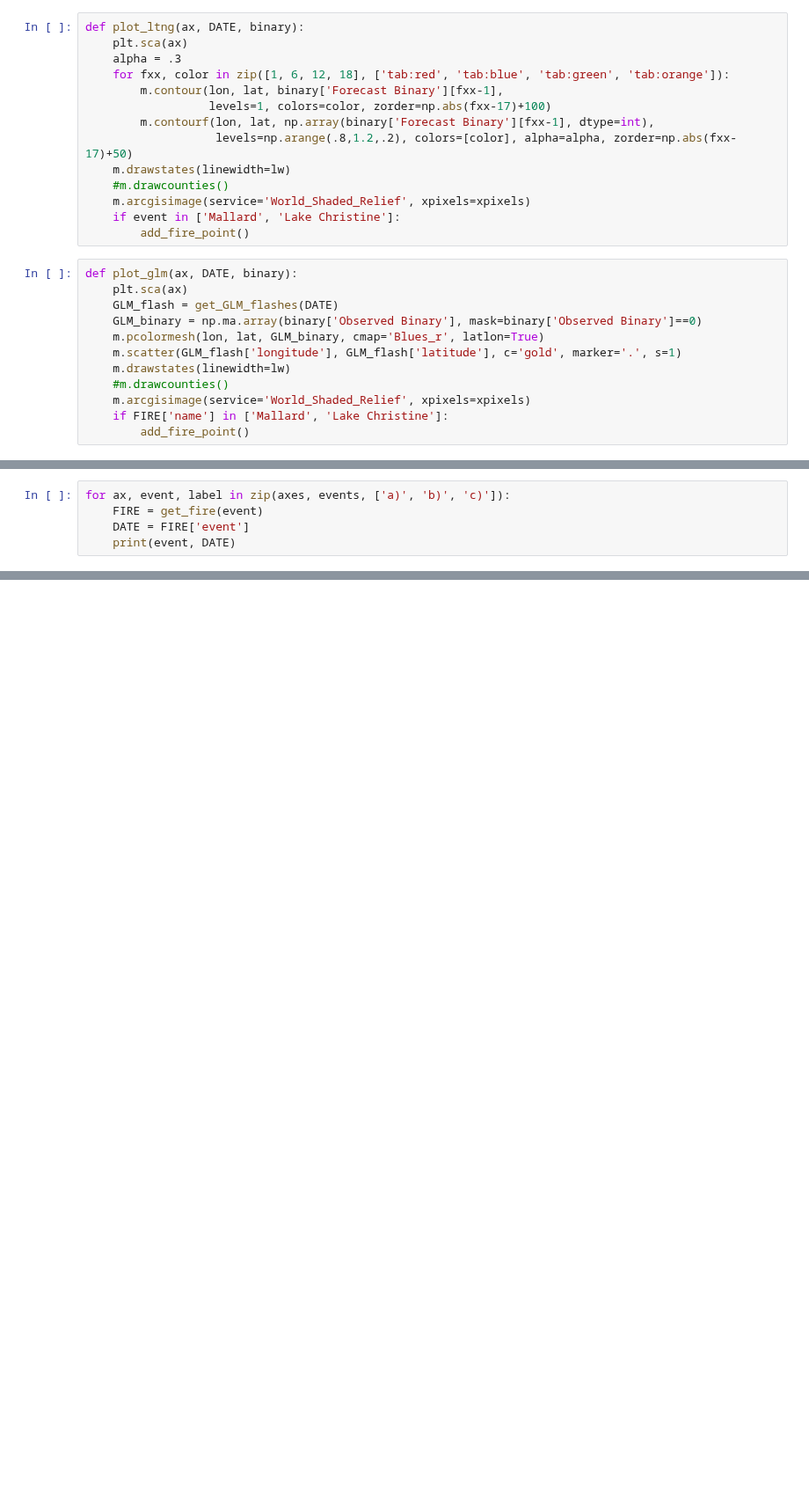
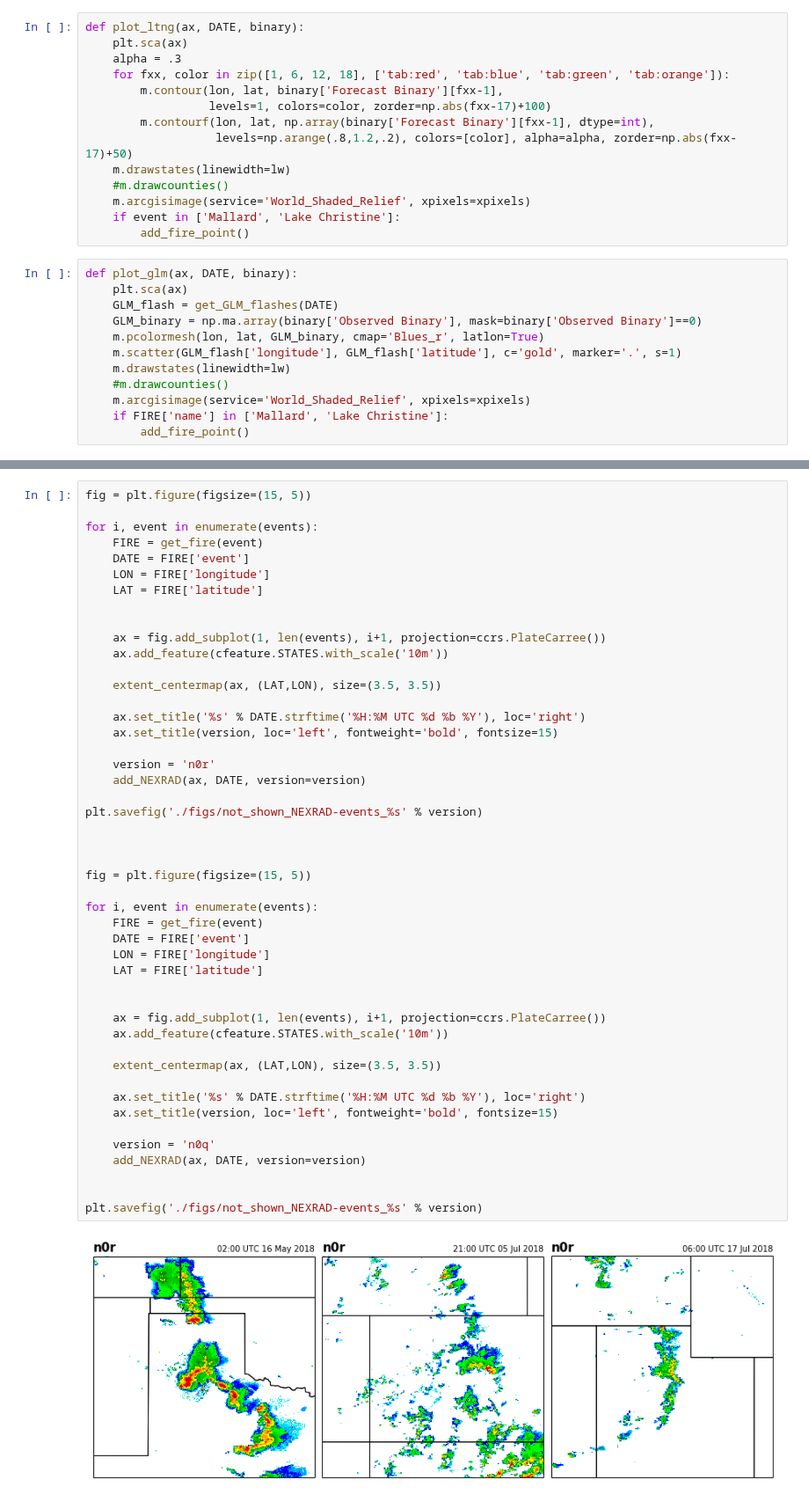
Before and after one commit to blaylockbk/pyBKB_v3, a Jupyter notebook: publications/GLM_HRRR/Fig-04_Cases-Map.ipynb, the cells around one changed output, grey strips where cells are left out. Shown at 88% size. Saved outputs shown, nothing was run; the diff lists cells and outputs as text; blank space fills up the shorter version.

```diff
--- a/publications/GLM_HRRR/Fig-04_Cases-Map.ipynb
+++ b/publications/GLM_HRRR/Fig-04_Cases-Map.ipynb
@@ -172,8 +185,3 @@ Requested 2018-07-05 20:30:00   satellite: GOES-16      Product: GLM
 Requested 2018-07-17 05:30:00   satellite: GOES-16      Product: GLM
 Fishished: July Storm
 [figure]
-# %%
-for ax, event, label in zip(axes, events, ['a)', 'b)', 'c)']):
-    FIRE = get_fire(event)
-    DATE = FIRE['event']
-    print(event, DATE)
@@ -190,0 +195,49 @@ datetime.datetime(2018, 7, 17, 6, 0)
+# %%
+fig = plt.figure(figsize=(15, 5))
+
+for i, event in enumerate(events):
+    FIRE = get_fire(event)
+    DATE = FIRE['event']
+    LON = FIRE['longitude']
+    LAT = FIRE['latitude']
+
+
+    ax = fig.add_subplot(1, len(events), i+1, projection=ccrs.PlateCarree())
+    ax.add_feature(cfeature.STATES.with_scale('10m'))
+
+    extent_centermap(ax, (LAT,LON), size=(3.5, 3.5))
+
+    ax.set_title('%s' % DATE.strftime('%H:%M UTC %d %b %Y'), loc='right')
+    ax.set_title(version, loc='left', fontweight='bold', fontsize=15)
+
+    version = 'n0r'
+    add_NEXRAD(ax, DATE, version=version)
+
+plt.savefig('./figs/not_shown_NEXRAD-events_%s' % version)
+
+
+
+fig = plt.figure(figsize=(15, 5))
+
+for i, event in enumerate(events):
+    FIRE = get_fire(event)
+    DATE = FIRE['event']
+    LON = FIRE['longitude']
+    LAT = FIRE['latitude']
+
+
+    ax = fig.add_subplot(1, len(events), i+1, projection=ccrs.PlateCarree())
+    ax.add_feature(cfeature.STATES.with_scale('10m'))
+
+    extent_centermap(ax, (LAT,LON), size=(3.5, 3.5))
+
+    ax.set_title('%s' % DATE.strftime('%H:%M UTC %d %b %Y'), loc='right')
+    ax.set_title(version, loc='left', fontweight='bold', fontsize=15)
+
+    version = 'n0q'
+    add_NEXRAD(ax, DATE, version=version)
+
+
+plt.savefig('./figs/not_shown_NEXRAD-events_%s' % version)
+# %% [output]
+[figure, added]
```
Also changed, not shown: parts of 9 cells of this notebook, 4 other files.
